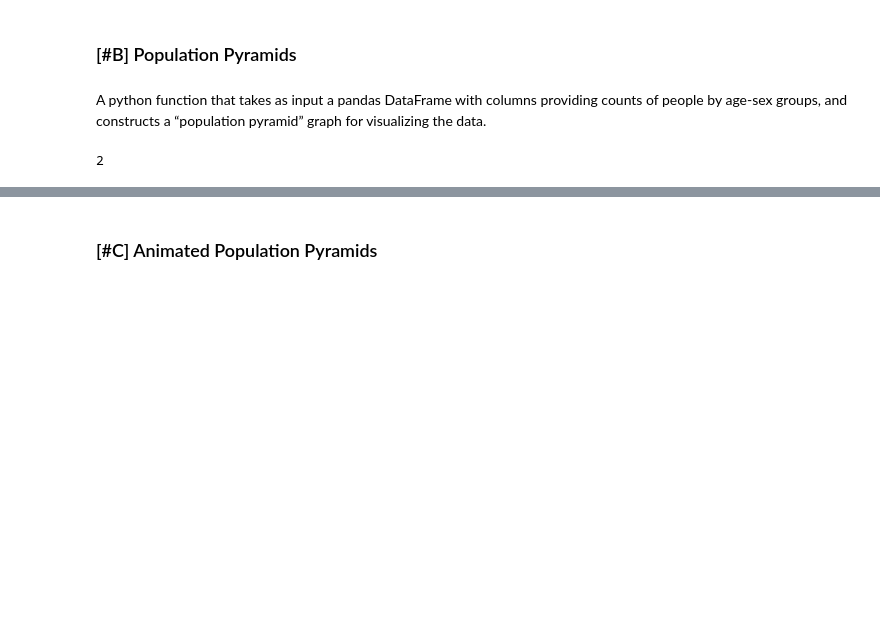
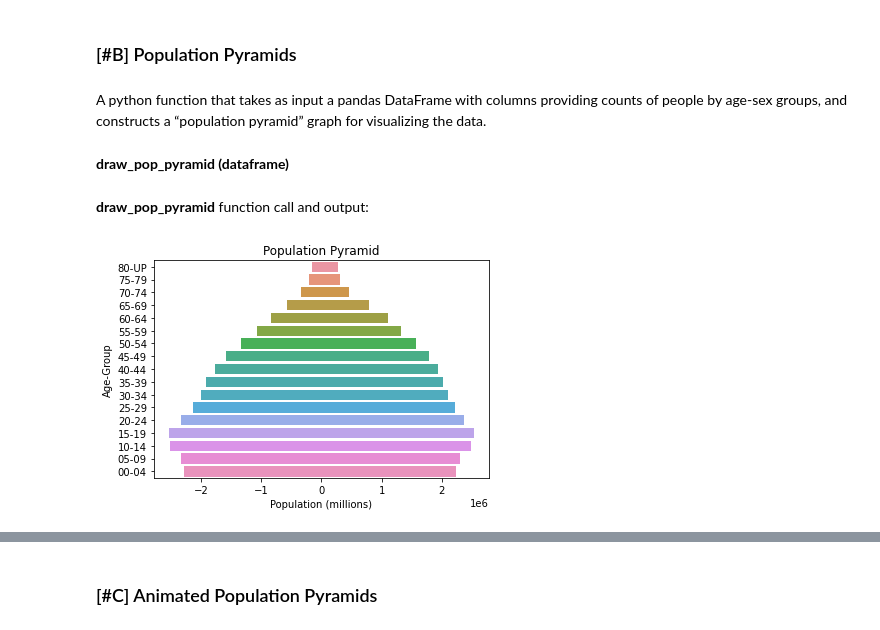
Before and after one commit to jasminlee/EEP-153-Mahalanobis-project-1, a Jupyter notebook: project1.ipynb, the cells around one changed output, grey strips where cells are left out. Saved outputs shown, nothing was run; the diff lists cells and outputs as text; code cells hidden in the pictures; blank space fills up the shorter version.

```diff
--- a/project1.ipynb
+++ b/project1.ipynb
@@ -128,0 +187,6 @@ age-sex groups.
+# %%
+year = 2021
+group = 'all'
+age_lower = 10
+age_upper = 45
+location = 'world'
@@ -135,7 +205,31 @@ columns providing counts of people by
 age-sex groups, and constructs a
 “population pyramid” graph for
 visualizing the data.
-# %%
-1+1
-# %% [output]
-2
+# %% [markdown]
+**draw_pop_pyramid (dataframe)**
+# %%
+def draw_pop_pyramid(dataframe):
+    #get a dataframe by calling pop_df
+    df = pop_df(year, group, age_lower, age_upper, location)
+    #negate values under 'Male'
+    df['Male'] = df['Male'].apply(lambda x: -x)
+    #remove unnecessary columns
+    df.drop(columns = ['Country', 'Year', 'Total'])
+
+    AgeClass = df['Age'][::-1]
+    bar_plot = sns.barplot(x='Female', y='Age', data=df, order=AgeClass)
+    bar_plot = sns.barplot(x='Male', y='Age', data=df, order=AgeClass)
+    bar_plot.set(xlabel="Population (millions)", ylabel="Age-Group", title = "Population Pyramid")
+# %% [markdown]
+**draw_pop_pyramid** function call and output:
+# %%
+year = 2018
+group = 'all'
+age_lower = 0
+age_upper = 80
+location = 'myanmar'
+
+df = pop_df(year, group, age_lower, age_upper, location)
+draw_pop_pyramid(df)
+# %% [output]
+[figure, added]
```
Also changed, not shown: parts of 24 cells of this notebook.
